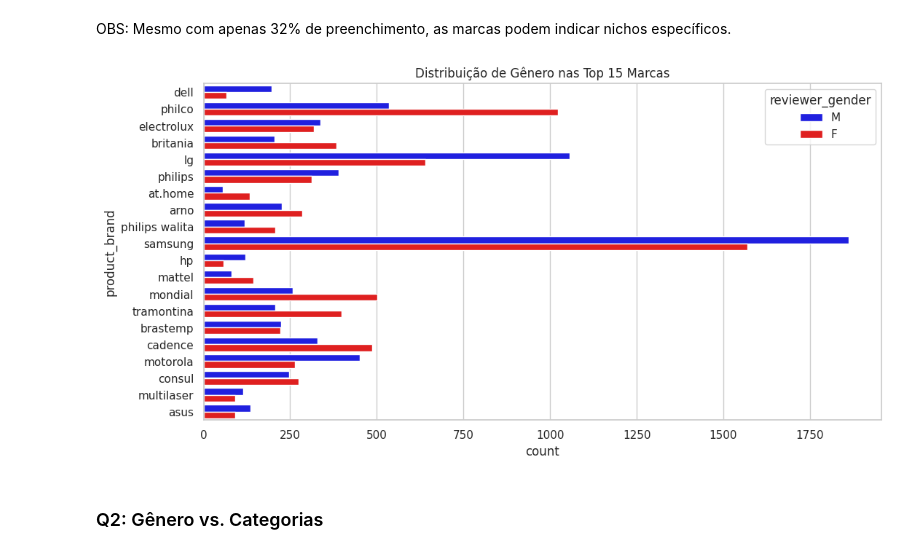
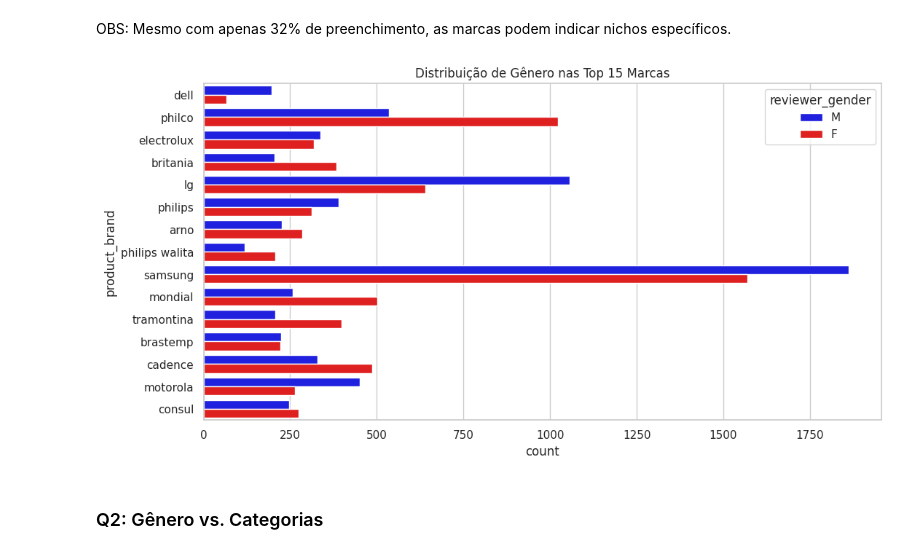
Before and after one commit to PedroYutaroUEA/gender-prediction-challenge, a Jupyter notebook: notebook.ipynb, the cells around one changed output. Saved outputs shown, nothing was run; the diff lists cells and outputs as text; code cells hidden in the pictures.

```diff
--- a/AP2_Pedro_Yutaro_Mont_Morency_Nakamura.ipynb
+++ b/notebook.ipynb
@@ -208,4 +210,10 @@ df_train_eda = df_train.dropna(subset=['review_text']).copy()
 #### Criando métricas de texto
 # %%
 df_train_eda['text_len'] = df_train_eda['review_text'].str.len()
-df_train_eda['word_count'] = df_train_eda['review_text'].apply(lambda x: len(str(x).split()))
+# count words in title + review text
+df_train_eda['word_count'] = (
+    df_train_eda['review_title'].fillna('').astype(str) + ' ' +
+    df_train_eda['review_text'].fillna('').astype(str)
+).str.count(r'\w+').astype(int)
+
+print(df_train_eda['word_count'].describe())
@@ -215,16 +233,16 @@ df_train_eda['word_count'] = df_train_eda['review_text'].apply(lambda x: len(str
 OBS: Mesmo com apenas 32% de preenchimento, as marcas podem indicar nichos específicos.
 # %%
 # Analisando as N marcas mais frequentes (onde não é nulo)
-N_BRANDS = 20
+N_BRANDS = 15
 top_brands = df_train_eda['product_brand'].value_counts().nlargest(N_BRANDS).index
 df_brands = df_train_eda[df_train_eda['product_brand'].isin(top_brands)]
 
 plt.figure(figsize=(12, 6))
 sns.countplot(data=df_brands, y='product_brand', hue='reviewer_gender', palette=['blue', 'red'])
-plt.title('Distribuição de Gênero nas Top 15 Marcas')
+plt.title(f'Distribuição de Gênero nas Top {N_BRANDS} Marcas')
 plt.show()
 # %% [output]
-[figure, old version]
+[figure, new version]
 # %% [markdown]
 ### Q2: Gênero vs. Categorias
 # %%
```
Also changed, not shown: parts of 74 cells of this notebook, 3 other files.
